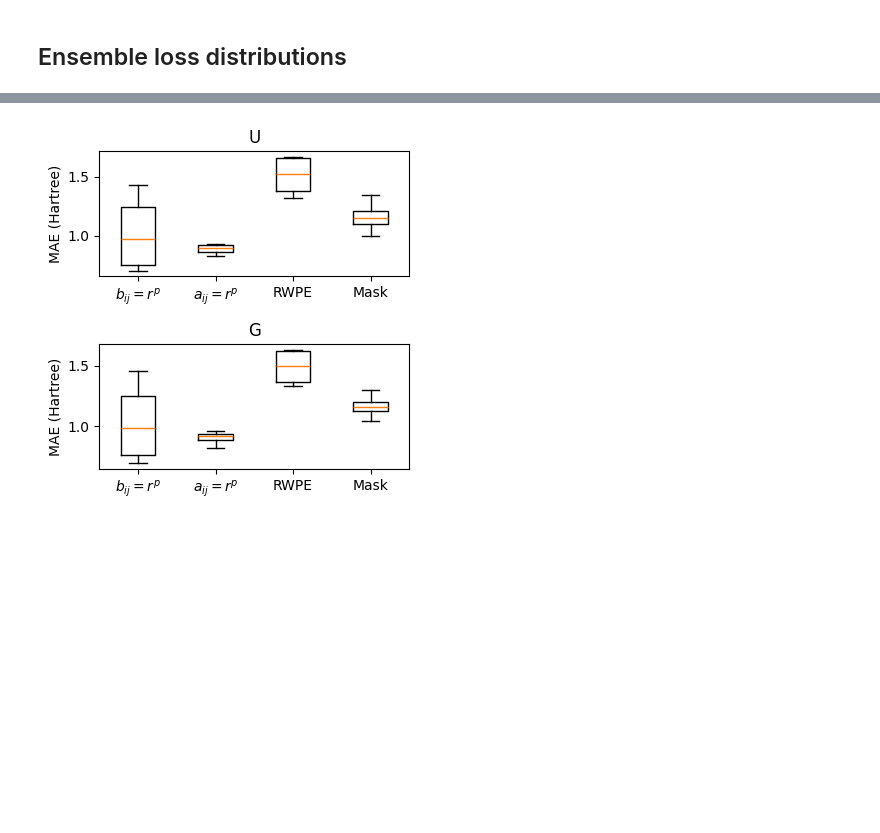
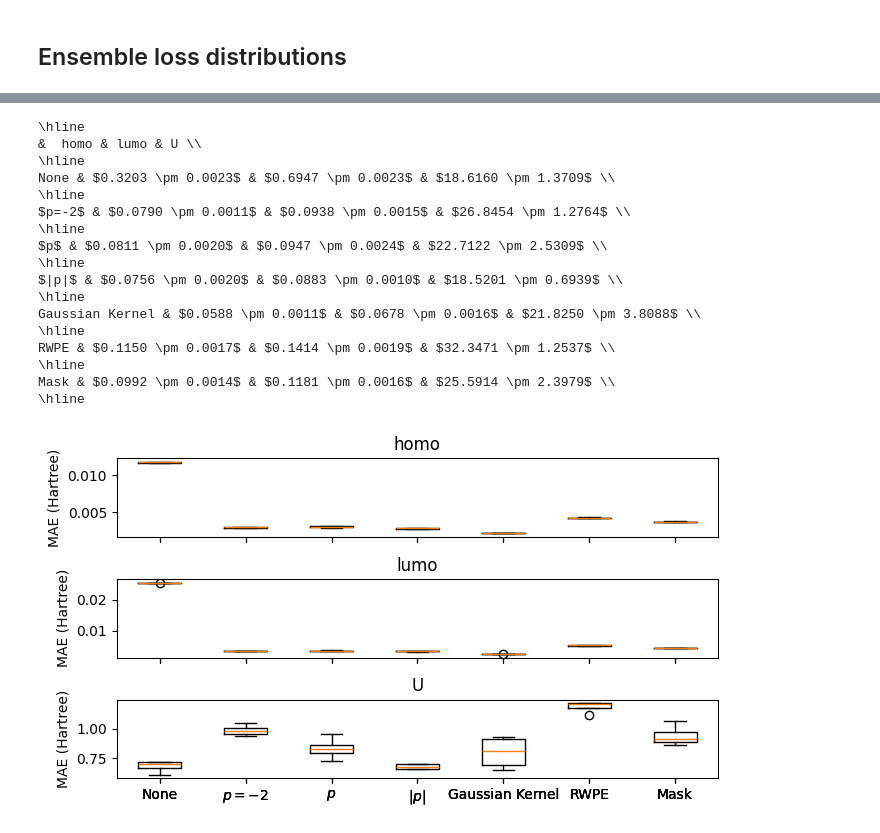
Before and after one commit to jshe2304/molecular_attention_bias, a Jupyter notebook: src/notebooks/loss.ipynb, the cells around one changed output, grey strips where cells are left out. Cells and saved outputs as stored; diff of their text form; code cells hidden in the pictures; blank space fills up the shorter version.

```diff
--- a/src/notebooks/loss.ipynb
+++ b/src/notebooks/loss.ipynb
@@ -8,13 +10,15 @@ import os
 import warnings
 warnings.filterwarnings('ignore')
 # %%
-log_dir = '/scratch/midway3/jshe/molecular-attention-bias/U_G'
+log_dir = '/scratch/midway3/jshe/molecular-attention-bias/homo_lumo_U'
 # %% [markdown]
 ## Load data from log directory
 # %%
 logs = []
 for root, dirs, files in os.walk(log_dir):
     if not files: continue
+    if 'model.pt' not in files: continue
+
     *_, model_type, radial_function_type, architecture, run_id = root.split('/')
     run_id = run_id.replace('_', '')
 
@@ -74,24 +78,2 @@ fig.tight_layout()
 # %% [markdown]
 ## Ensemble loss distributions
-# %%
-
-def plot_boxplots(models):
-    properties = logs.columns.get_level_values('property').unique()
-    metrics = logs.columns.get_level_values('metric').unique()
-
-    fig, axs = plt.subplots(len(properties), 1, figsize=(max(len(models), 4), 4) )
-
-    for row, property in enumerate(properties):
-        axs[row].set_title(property)
-        axs[row].set_ylabel('MAE (Hartree)')
-
-        tick_labels, data = [], []
-        for label, model_type, radial_function_type, architecture in models:
-            tick_labels.append(label)
-            ensemble = logs[model_type, radial_function_type, architecture, 'val', property, 'mae'].dropna()
-            ensemble_means = ensemble.apply(lambda col: col.nsmallest(4)).mean()
-            data.append(ensemble_means.to_list())
-
-        axs[row].boxplot(data, tick_labels=tick_labels)
-
-    fig.tight_layout()
@@ -128,10 +134,32 @@ plot_boxplots(models)
 # %%
 models = [
-    ('$b_{ij} = r^{p}$', 'BiasedAttentionTransformer', 'PowerLaw', 'E64H8D8'),
-    ('$a_{ij} = r^{p}$', 'FixedAttentionTransformer', 'PowerLaw', 'E64H8D8'),
-    ('RWPE', 'GraphPETransformer', 'RandomWalkPE16', 'E64H8D8'),
-    ('Mask', 'GraphAttentionTransformer', 'Mask', 'E64H8D8'),
+    ('None', 'BiasedAttentionTransformer', 'Zeros', 'E64H8D8'),
+    ('$p=-2$', 'BiasedAttentionTransformer', 'FixedPowerLaw-2', 'E128H8D8'),
+    ('$p$', 'BiasedAttentionTransformer', 'PowerLaw', 'E128H8D8'),
+    ('$|p|$', 'BiasedAttentionTransformer', 'ExpNegativePowerLaw', 'E128H8D8'),
+    #('$|p|$', 'FixedAttentionTransformer', 'ExpNegativePowerLaw', 'E128H8D8'),
+    ('Gaussian Kernel', 'BiasedAttentionTransformer', 'GaussianKernel32', 'E128H8D8'),
+    ('RWPE', 'GraphPETransformer', 'RandomWalkPE16', 'E128H8D8'),
+    ('Mask', 'GraphAttentionTransformer', 'MaskedSDPA', 'E128H8D8'),
 ]
-plot_boxplots(models)
+plot_boxplots(logs, models)
+print_latex_table(logs, models)
 # %% [output]
+\hline
+&  homo & lumo & U \\
+\hline
+None & $0.3203 \pm 0.0023$ & $0.6947 \pm 0.0023$ & $18.6160 \pm 1.3709$ \\
+\hline
+$p=-2$ & $0.0790 \pm 0.0011$ & $0.0938 \pm 0.0015$ & $26.8454 \pm 1.2764$ \\
+\hline
+$p$ & $0.0811 \pm 0.0020$ & $0.0947 \pm 0.0024$ & $22.7122 \pm 2.5309$ \\
+\hline
+$|p|$ & $0.0756 \pm 0.0020$ & $0.0883 \pm 0.0010$ & $18.5201 \pm 0.6939$ \\
+\hline
+Gaussian Kernel & $0.0588 \pm 0.0011$ & $0.0678 \pm 0.0016$ & $21.8250 \pm 3.8088$ \\
+\hline
+RWPE & $0.1150 \pm 0.0017$ & $0.1414 \pm 0.0019$ & $32.3471 \pm 1.2537$ \\
+\hline
+Mask & $0.0992 \pm 0.0014$ & $0.1181 \pm 0.0016$ & $25.5914 \pm 2.3979$ \\
+\hline
-[figure, old version]
+[figure, new version]
```
Also changed, not shown: parts of 12 cells of this notebook, 53 other files.
